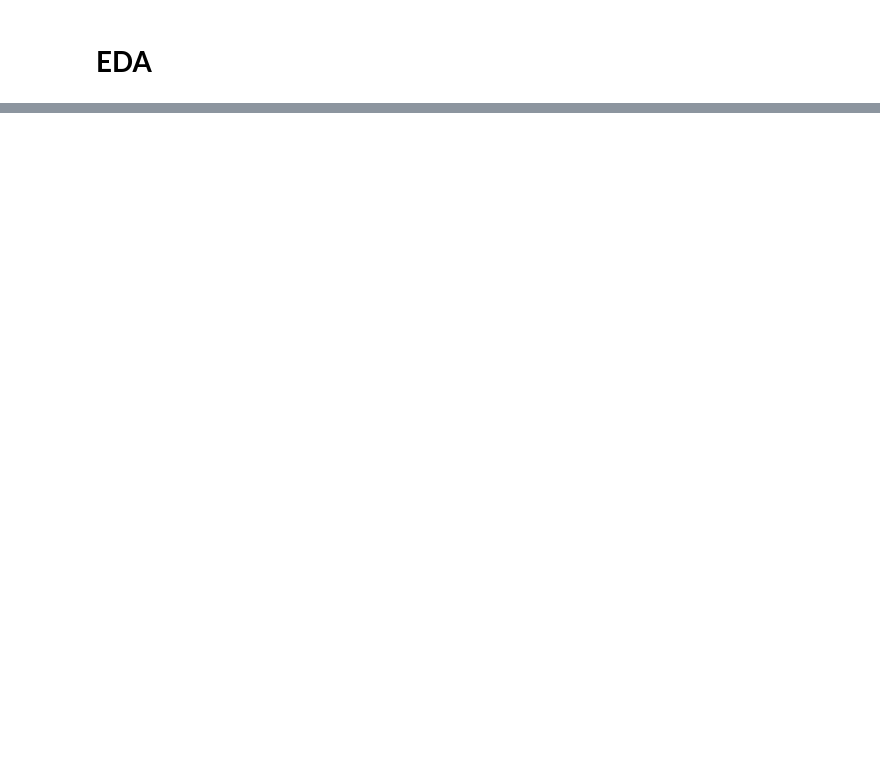
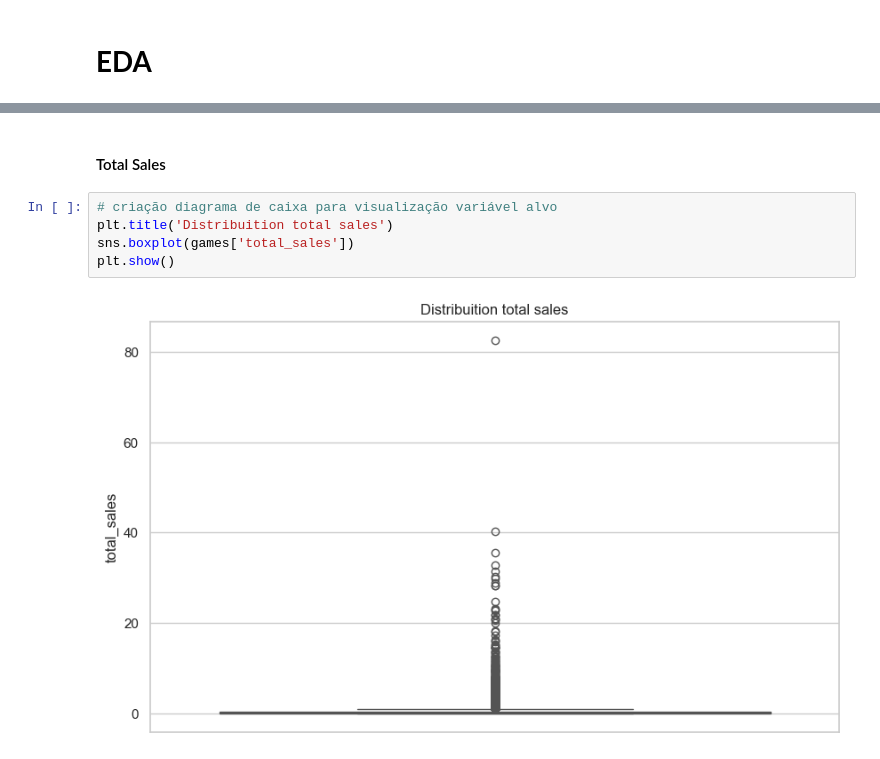
Before and after one commit to rodriguesbrian/tt6_ice_project, a Jupyter notebook: notebook/analysis.ipynb, the cells around one changed output, grey strips where cells are left out. Drawn from its saved outputs; the diff is of its cells as text; blank space fills up the shorter version.

```diff
--- a/notebook/analysis.ipynb
+++ b/notebook/analysis.ipynb
@@ -424,0 +459,9 @@ Essa coluna será a principal métrica de desempenho comercial nas análises seg
+# %% [markdown]
+#### Total Sales
+# %%
+# criação diagrama de caixa para visualização variável alvo
+plt.title('Distribuition total sales')
+sns.boxplot(games['total_sales'])
+plt.show()
+# %% [output]
+[figure, added]
```
Also changed, not shown: parts of 41 cells of this notebook.
